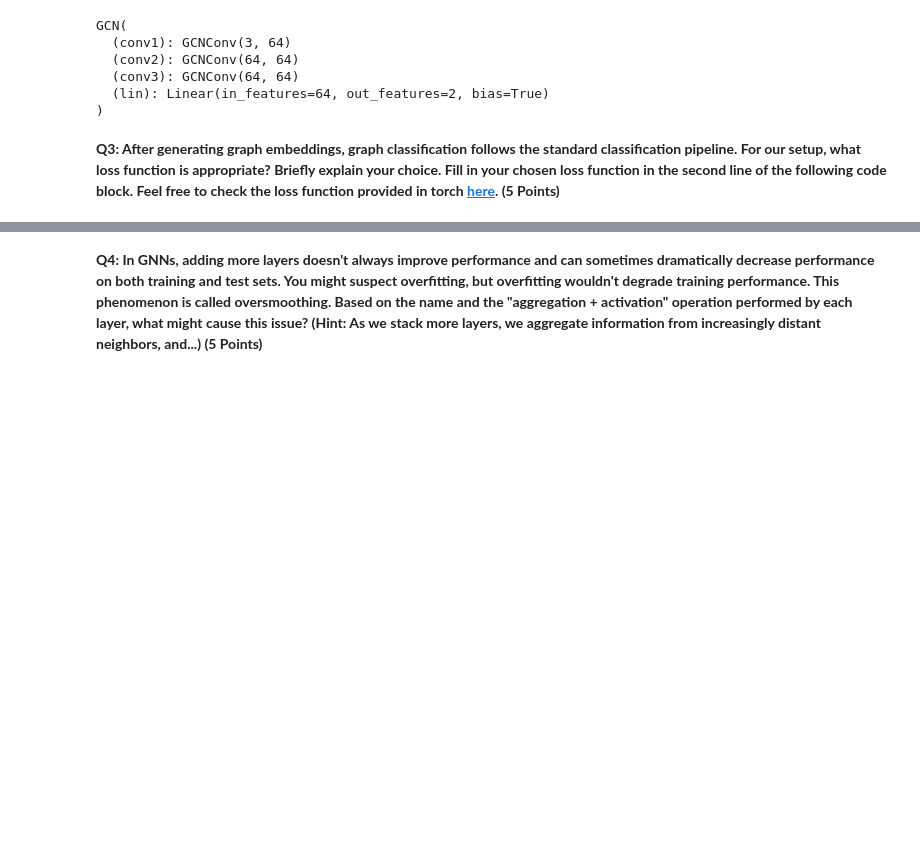
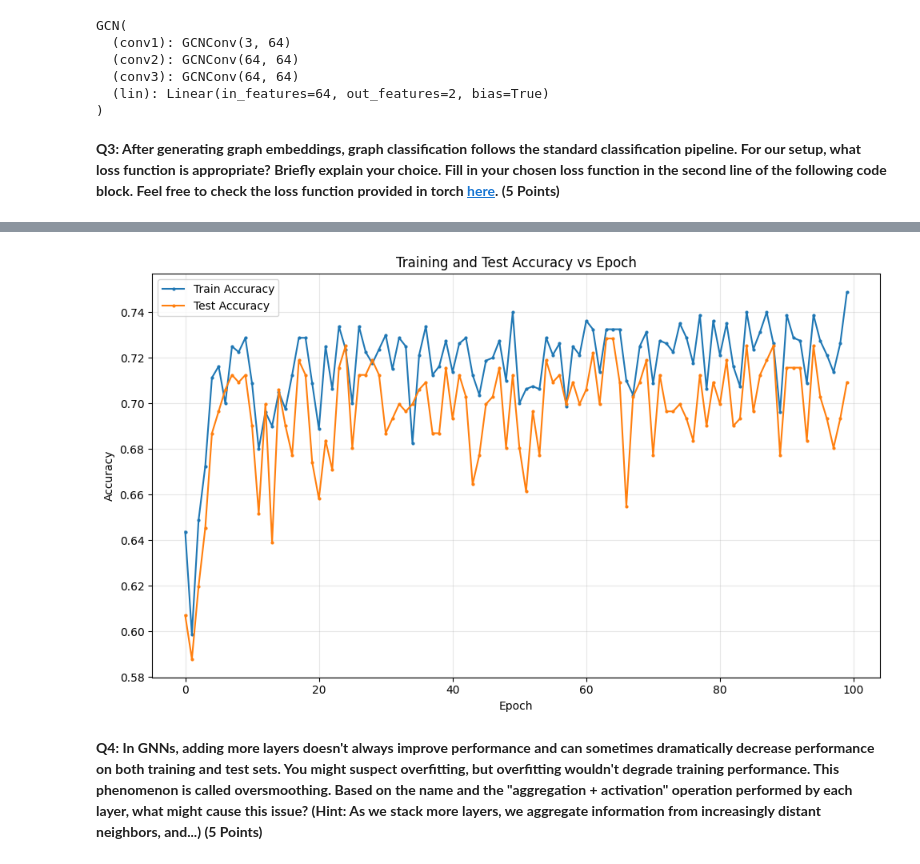
Before and after one commit to fenleichen-ui/Assignment-4, a Jupyter notebook: assignments/assn4/assn4.ipynb, the cells around one changed output, grey strips where cells are left out. Cells and saved outputs as stored; diff of their text form; code cells hidden in the pictures; blank space fills up the shorter version.

```diff
--- a/assignments/assn4/assn4.ipynb
+++ b/assignments/assn4/assn4.ipynb
@@ -480,6 +488,10 @@ class GCN(torch.nn.Module):
         x = self.conv1(x, edge_index) # first GCN layer operation
         x = x.relu()                  # activation function
         #############################
+        x = self.conv2(x, edge_index)
+        x = x.relu()
+        x = self.conv3(x, edge_index)
+        x = x.relu()
         # write your code here: how do we do GCN operation for the second and third layer
         # approximately 4 lines of code (aggregation + activation)
 
@@ -508,7 +520,7 @@ GCN(
 # %%
 optimizer = torch.optim.Adam(model.parameters(), lr=0.01)
  ## fill in your loss function here
-criterion = ############
+criterion = torch.nn.CrossEntropyLoss()
 
 def train():
     model.train()
@@ -557,2 +585,3 @@ SyntaxError: invalid syntax (ipython-input-1543865618.py, line 3)
+[figure, added]
 # %% [markdown]
 **Q4:  In GNNs, adding more layers doesn't always improve performance and can sometimes dramatically decrease performance on both training and test sets. You might suspect overfitting, but overfitting wouldn't degrade training performance. This phenomenon is called oversmoothing. Based on the name and the "aggregation + activation" operation performed by each layer, what might cause this issue? (Hint: As we stack more layers, we aggregate information from increasingly distant neighbors, and...) (5 Points)**
```
Also changed, not shown: parts of 5 cells of this notebook.
